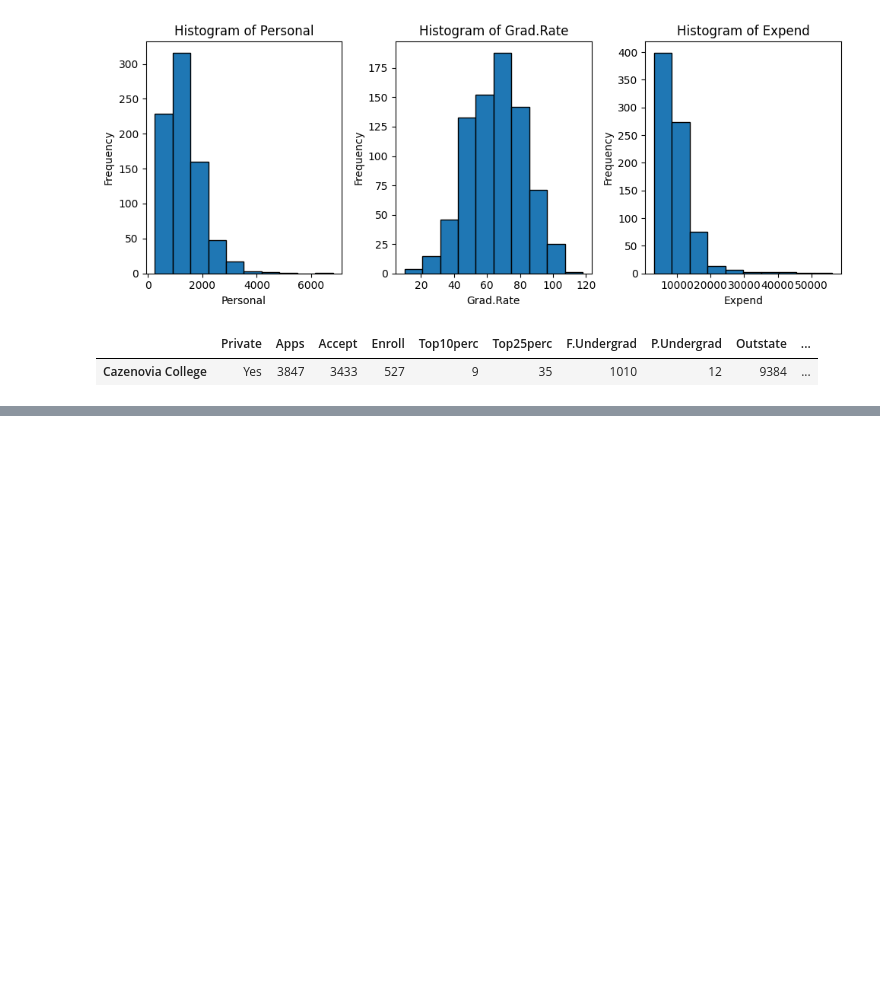
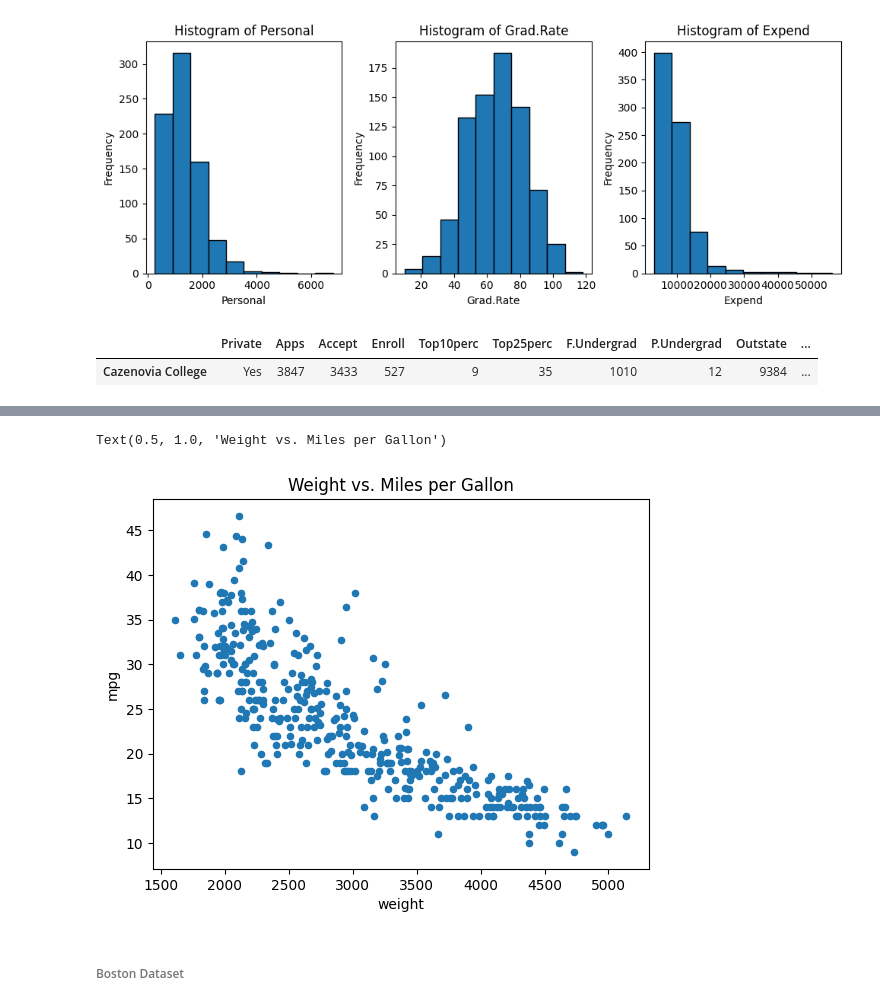
Before and after one commit to simon-a-schmitt/ISLP-Labs, a Jupyter notebook: Introduction.ipynb, the cells around one changed output, grey strips where cells are left out. Saved outputs shown, nothing was run; the diff lists cells and outputs as text; code cells hidden in the pictures; blank space fills up the shorter version.

Commit message:
Work on Boston Housing dataset

```diff
--- a/Introduction.ipynb
+++ b/Introduction.ipynb
@@ -242,0 +310,8 @@ df_college[df_college['Grad.Rate'] > 100]
+# %%
+df_auto_2.plot.scatter(x='weight', y='mpg', marker='o')
+plt.title('Weight vs. Miles per Gallon')
+# %% [output]
+Text(0.5, 1.0, 'Weight vs. Miles per Gallon')
+[figure, added]
+# %% [markdown]
+###### Boston Dataset
```
Also changed, not shown: parts of 17 cells of this notebook.
